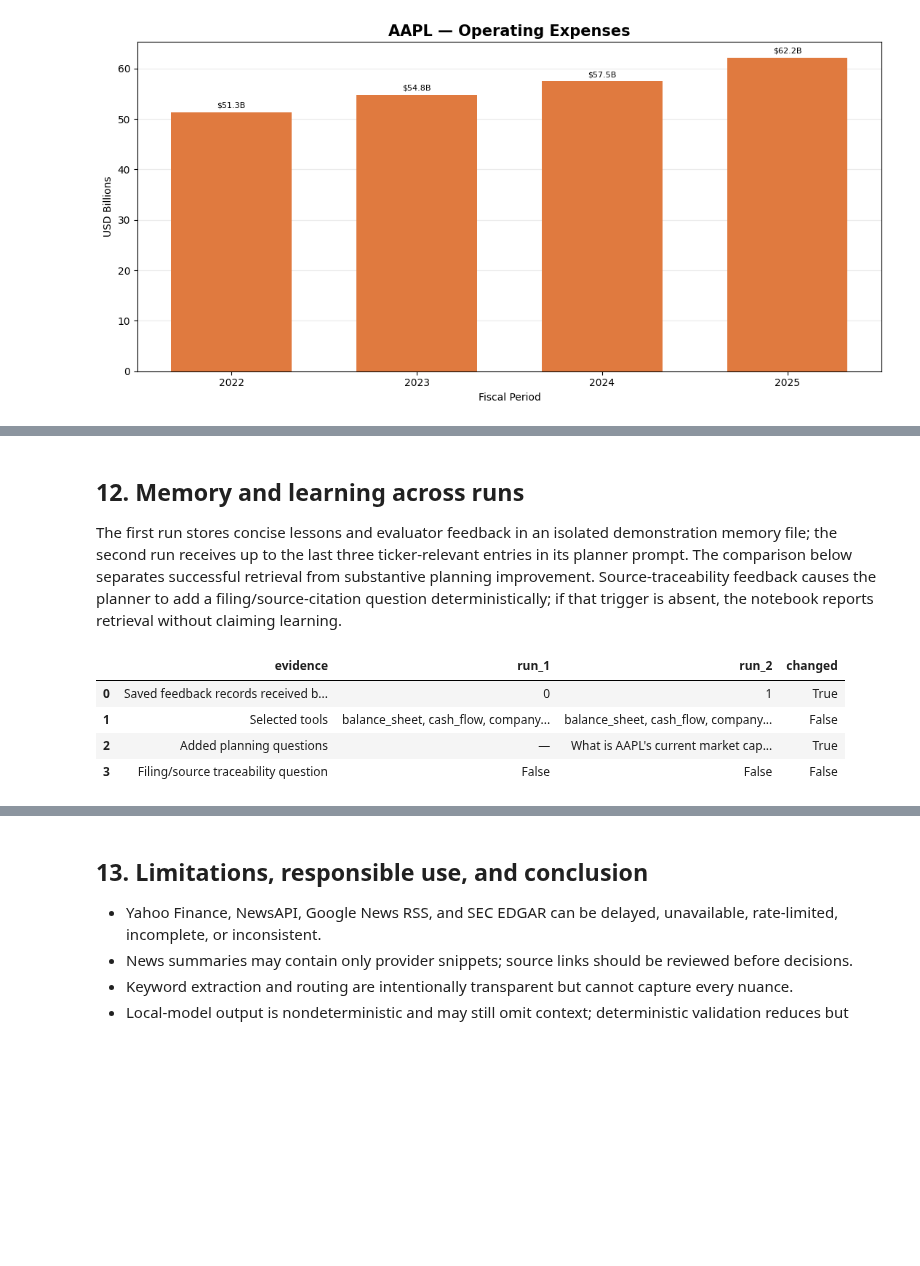
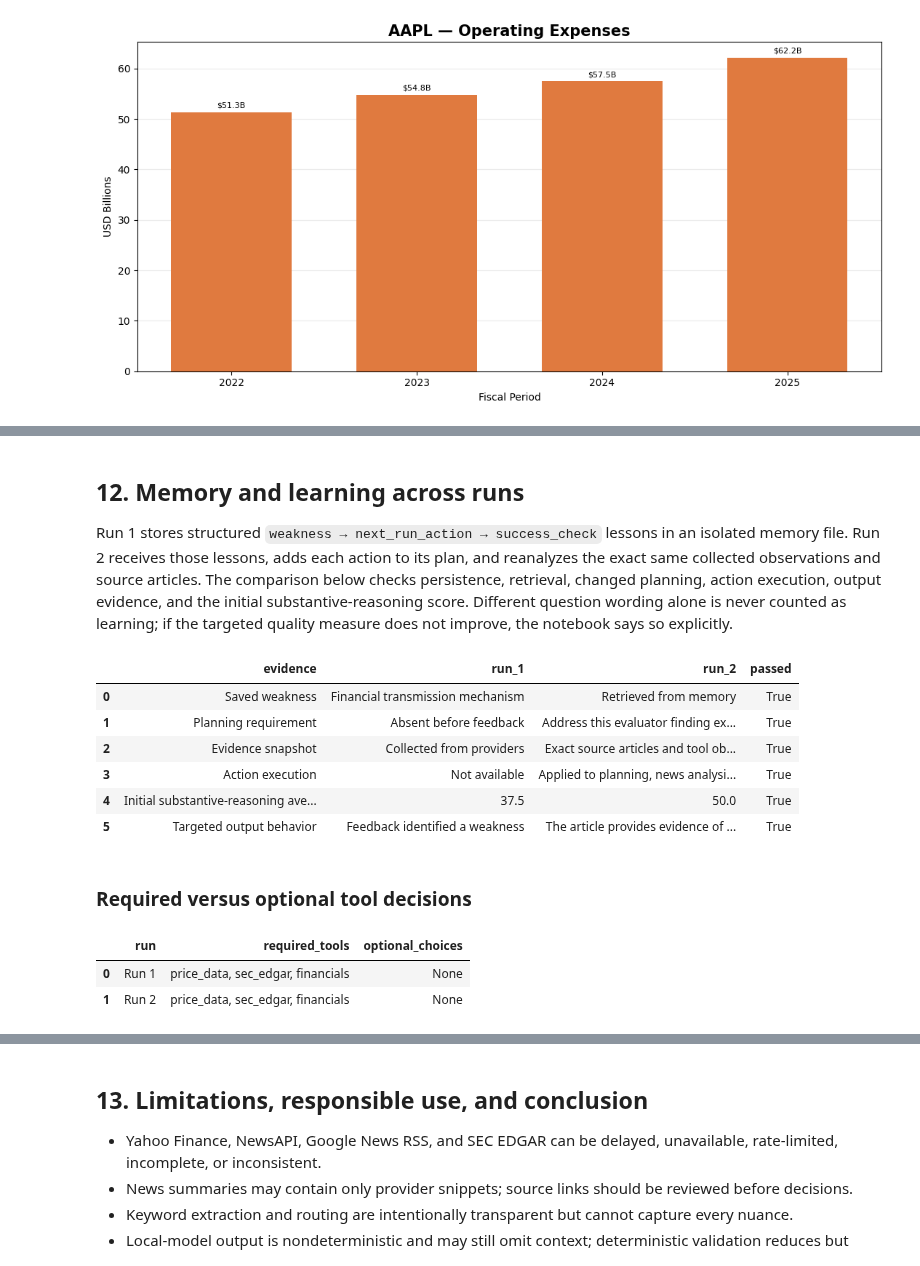
Before and after one commit to bwirgau-usd/AAI-520-final-project-multi-agent-financial-analysis, a Jupyter notebook: notebooks/multi_agent_financial_analysis.ipynb, the cells around one changed output, grey strips where cells are left out. Saved outputs shown, nothing was run; the diff lists cells and outputs as text; code cells hidden in the pictures; blank space fills up the shorter version.

```diff
--- a/notebooks/multi_agent_financial_analysis.ipynb
+++ b/notebooks/multi_agent_financial_analysis.ipynb
@@ -313,6 +313,7 @@ second_result = workflow.run(
     RESEARCH_REQUEST,
     remember=False,
     progress=print,
+    evidence_snapshot=first_result,
 )
 result = second_result
 # %% [output]
@@ -506,6 +488,8 @@ for index, article in enumerate(news_analysis.get("articles", []), start=1):
         "structural_passed": evaluation.get("passed"),
         "substantive_reasoning_score": evaluation.get("substantive_reasoning_score"),
         "substantive_reasoning_passed": evaluation.get("substantive_reasoning_passed"),
+        "overall_passed": evaluation.get("overall_passed"),
+        "analysis_status": article.get("analysis_status"),
         "optimizer_revisions": len(article.get("optimization_history", [])),
         "url": article.get("url"),
     })
@@ -522,6 +506,9 @@ print(json.dumps({
     "average_substantive_reasoning_score": news_analysis.get("average_substantive_reasoning_score"),
     "score_scope": news_analysis.get("score_scope"),
     "passed_count": news_analysis.get("passed_count", 0),
+    "structural_passed_count": news_analysis.get("structural_passed_count", 0),
+    "substantive_reasoning_threshold": news_analysis.get("substantive_reasoning_threshold"),
+    "evidence_reused": news_analysis.get("evidence_reused"),
 }, indent=2, default=str))
 # %% [output]
 |  | article | source | published_at | headline | category | classification_confidence | company | event | ... |
@@ -816,35 +837,64 @@ pytest exit code: 0
 # %% [markdown]
 ## 12. Memory and learning across runs
 
-The first run stores concise lessons and evaluator feedback in an isolated demonstration memory file; the second run receives up to the last three ticker-relevant entries in its planner prompt. The comparison below separates successful retrieval from substantive planning improvement. Source-traceability feedback causes the planner to add a filing/source-citation question deterministically; if that trigger is absent, the notebook reports retrieval without claiming learning.
+Run 1 stores structured `weakness → next_run_action → success_check` lessons in an isolated memory file. Run 2 receives those lessons, adds each action to its plan, and reanalyzes the exact same collected observations and source articles. The comparison below checks persistence, retrieval, changed planning, action execution, output evidence, and the initial substantive-reasoning score. Different question wording alone is never counted as learning; if the targeted quality measure does not improve, the notebook says so explicitly.
 # %%
 first_plan = first_result.get("plan", {})
 second_plan = second_result.get("plan", {})
 memory_context = second_plan.get("memory_context", [])
-first_questions = first_plan.get("questions", [])
-second_questions = second_plan.get("questions", [])
-added_questions = [question for question in second_questions if question not in first_questions]
-learned_question = "Which material claims can be linked to filing-level citations or provider source URLs?"
-source_feedback_text = json.dumps(memory_context, default=str).lower().replace("-", " ")
-source_feedback_retrieved = any(marker in source_feedback_text for marker in ("source traceability", "primary source", "filing citation", "source link", "linked source", "citation"))
-traceability_question_added = learned_question in added_questions
-substantive_plan_improvement = source_feedback_retrieved and traceability_question_added
+saved_lessons = first_result.get("memory_entry", {}).get("lessons", [])
+applied_lessons = second_plan.get("applied_memory_actions", [])
+target_lesson = next((lesson for lesson in saved_lessons if "financial" in lesson.get("next_run_action", "").lower()), saved_lessons[0] if saved_lessons else {})
+target_action = target_lesson.get("next_run_action", "")
+plan_applied = target_lesson in applied_lessons
+news_actions = second_result.get("news_analysis", {}).get("planning_actions", [])
+action_executed = target_action in news_actions or target_action in second_result.get("report", "")
+same_source_articles = first_result.get("news_analysis", {}).get("source_articles", []) == second_result.get("news_analysis", {}).get("source_articles", [])
+same_tool_observations = all(first_result.get("observations", {}).get(name) == second_result.get("observations", {}).get(name) for name in first_plan.get("tools", []) if name != "news_analysis")
+
+def initial_reasoning_scores(run_result):
+    return [article.get("evaluation_history", [{}])[0].get("substantive_reasoning_score", 0) for article in run_result.get("news_analysis", {}).get("articles", [])]
+
+first_initial_scores = initial_reasoning_scores(first_result)
+second_initial_scores = initial_reasoning_scores(second_result)
+first_initial_average = sum(first_initial_scores) / len(first_initial_scores) if first_initial_scores else None
+second_initial_average = sum(second_initial_scores) / len(second_initial_scores) if second_initial_scores else None
+quality_improved = first_initial_average is not None and second_initial_average is not None and second_initial_average > first_initial_average
+supporting_excerpts = [article.get("optimized_analysis", {}).get("interpretation") for article in second_result.get("news_analysis", {}).get("articles", []) if article.get("optimized_analysis", {}).get("interpretation")]
+output_addresses_action = bool(supporting_excerpts) and (not target_action or any(term in " ".join(supporting_excerpts).lower() for term in ("revenue", "cost", "cash flow", "valuation", "uncertain")))
 memory_rows = [
-    {"evidence": "Saved feedback records received by Run 2", "run_1": 0, "run_2": len(memory_context), "changed": bool(memory_context)},
-    {"evidence": "Selected tools", "run_1": ", ".join(first_plan.get("tools", [])), "run_2": ", ".join(second_plan.get("tools", [])), "changed": first_plan.get("tools") != second_plan.get("tools")},
-    {"evidence": "Added planning questions", "run_1": "—", "run_2": "; ".join(added_questions) or "None", "changed": bool(added_questions)},
-    {"evidence": "Filing/source traceability question", "run_1": learned_question in first_questions, "run_2": learned_question in second_questions, "changed": traceability_question_added},
+    {"evidence": "Saved weakness", "run_1": target_lesson.get("weakness", "None"), "run_2": "Retrieved from memory" if target_lesson in applied_lessons else "Not retrieved", "passed": bool(target_lesson) and plan_applied},
+    {"evidence": "Planning requirement", "run_1": "Absent before feedback", "run_2": target_action or "None", "passed": plan_applied},
+    {"evidence": "Evidence snapshot", "run_1": "Collected from providers", "run_2": "Exact source articles and tool observations replayed", "passed": bool(second_result.get("evidence_reused")) and same_source_articles and same_tool_observations},
+    {"evidence": "Action execution", "run_1": "Not available", "run_2": "Applied to planning, news analysis, and report audit" if action_executed else "Not demonstrated", "passed": action_executed},
+    {"evidence": "Initial substantive-reasoning average", "run_1": first_initial_average, "run_2": second_initial_average, "passed": quality_improved},
+    {"evidence": "Targeted output behavior", "run_1": "Feedback identified a weakness", "run_2": supporting_excerpts[0][:300] if supporting_excerpts else "No news interpretation available", "passed": output_addresses_action},
 ]
 display(pd.DataFrame(memory_rows))
-print("Saved Run 1 feedback:")
+display(Markdown("### Required versus optional tool decisions"))
+display(pd.DataFrame([
+    {"run": "Run 1", "required_tools": ", ".join(first_plan.get("required_tools", [])), "optional_choices": "; ".join(f"{item.get('name')}: {item.get('reason')}" for item in first_plan.get("optional_tools", [])) or "None"},
+    {"run": "Run 2", "required_tools": ", ".join(second_plan.get("required_tools", [])), "optional_choices": "; ".join(f"{item.get('name')}: {item.get('reason')}" for item in second_plan.get("optional_tools", [])) or "None"},
+]))
+print("Saved Run 1 feedback and structured lessons:")
 print(json.dumps(first_result.get("memory_entry", {}), indent=2, default=str))
-if substantive_plan_improvement:
-    print("Learning interpretation: Run 1 feedback identified weak source traceability. Run 2 retrieved that feedback and added a question requiring filing-level citations or provider source links. The selected tools did not change because the comprehensive route already included the necessary SEC and provider tools.")
+print("Representative Run 2 output excerpts:")
+print(json.dumps(supporting_excerpts[:3], indent=2, default=str))
+if plan_applied and action_executed and quality_improved and output_addresses_action:
+    print("Learning interpretation: demonstrated substantive cross-run improvement. Run 1 feedback produced a structured action; Run 2 applied it to identical evidence and improved the targeted initial reasoning score with visible output support.")
+elif plan_applied and action_executed:
+    print("Learning interpretation: memory retrieval and action execution succeeded on identical evidence, but the targeted quality measure did not improve. This is not claimed as substantive learning.")
 else:
-    print("Learning interpretation: successful memory retrieval with no demonstrated substantive planning improvement. Any wording difference alone is not treated as learning.")
+    print("Learning interpretation: no complete feedback → action → output chain was demonstrated in this execution; wording differences are not counted as learning.")
 # %% [output]
-|  | evidence | run_1 | run_2 | changed |
-| 0 | Saved feedback records received b... | 0 | 1 | True |
-| 1 | Selected tools | balance_sheet, cash_flow, company... | balance_sheet, cash_flow, company... | False |
-| 2 | Added planning questions | — | What is AAPL's current market cap... | True |
-| 3 | Filing/source traceability question | False | False | False |
+|  | evidence | run_1 | run_2 | passed |
+| 0 | Saved weakness | Financial transmission mechanism | Retrieved from memory | True |
+| 1 | Planning requirement | Absent before feedback | Address this evaluator finding ex... | True |
+| 2 | Evidence snapshot | Collected from providers | Exact source articles and tool ob... | True |
+| 3 | Action execution | Not available | Applied to planning, news analysi... | True |
+| 4 | Initial substantive-reasoning ave... | 37.5 | 50.0 | True |
+| 5 | Targeted output behavior | Feedback identified a weakness | The article provides evidence of ... | True |
+### Required versus optional tool decisions
+|  | run | required_tools | optional_choices |
+| 0 | Run 1 | price_data, sec_edgar, financials | None |
+| 1 | Run 2 | price_data, sec_edgar, financials | None |
```
Also changed, not shown: parts of 16 cells of this notebook, 22 other files.
